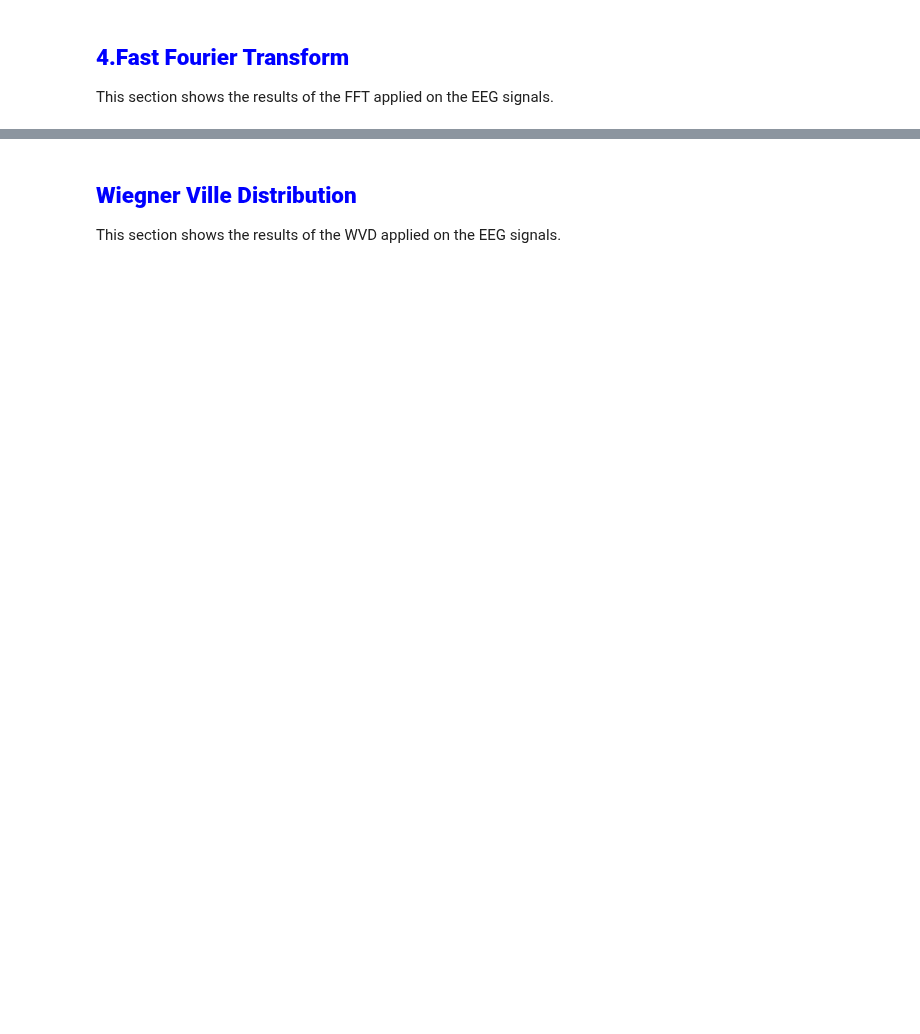
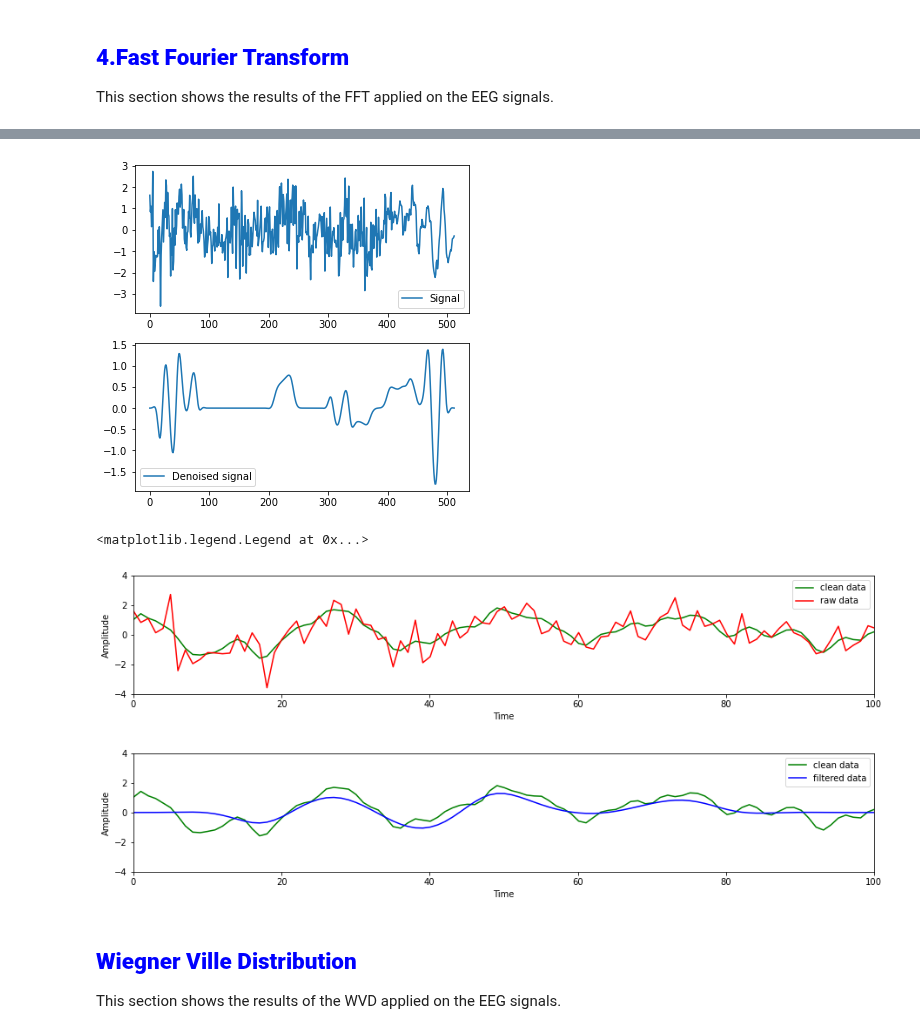
Before and after one commit to MartinaDoku2001/Thesis, a Jupyter notebook: EEG_denoising.ipynb, the cells around one changed output, grey strips where cells are left out. Cells and saved outputs as stored; diff of their text form; code cells hidden in the pictures; blank space fills up the shorter version.

```diff
--- a/EEG_denoising.ipynb
+++ b/EEG_denoising.ipynb
@@ -482,3 +427,61 @@ ax[1].legend(loc='upper right')
+# %%
+import numpy as np
+import matplotlib.pyplot as plt
+from scipy import signal
+
+# Define the signal
+signal_=train_dataset[0][0]
+t=np.linspace(0, len(signal_), len(signal_))
+
+# Define the STFT parameters
+window_length = 64 # length of each window
+overlap = int(window_length/2) # overlap between windows
+fft_size = 128 # size of the FFT
+
+# Compute the STFT
+f, t_, Zxx = signal.stft(signal_, fs=1.0, window='hann', nperseg=window_length, noverlap=overlap, nfft=fft_size)
+
+# Apply thresholding to the STFT coefficients
+threshold = 0.5
+Zxx = np.where(np.abs(Zxx) > threshold * np.max(np.abs(Zxx)), Zxx, 0)
+
+# Reconstruct the signal using the inverse STFT
+_, signal_denoised = signal.istft(Zxx, fs=1.0, window='hann', nperseg=window_length, noverlap=overlap, nfft=fft_size)
+
+# Plot the results
+fig, (ax0, ax1) = plt.subplots(nrows=2, figsize=(6, 6))
+ax0.plot(t, signal_, label='Signal')
+ax0.legend()
+ax1.plot(t, signal_denoised, label='Denoised signal')
+ax1.legend()
+plt.show()
+
+#PLOTTING:
+#1) THE RAW VS CLEAN EEG DATA
+#2) THE CLEAN VS FILTERED EEG DATA
+fig, ax = plt.subplots(2,1)
+fig.subplots_adjust(hspace=0.5)
+fig.set_size_inches(15.25, 6.25)
+
+ax[0].set_xlim(0,100)
+ax[0].set_ylim(-4,4)
+ax[0].plot(t,train_dataset[1][0], color='green',label='clean data')
+ax[0].plot(t,train_dataset[0][0], color='red', label='raw data')
+ax[0].set_xlabel('Time')
+ax[0].set_ylabel('Amplitude')
+ax[0].legend(loc='upper right')
+
+ax[1].set_xlim(0,100)
+ax[1].set_ylim(-4,4)
+ax[1].plot(t,train_dataset[1][0], color='green',label='clean data')
+ax[1].plot(t,signal_denoised, color='blue', label='filtered data')
+ax[1].set_xlabel('Time')
+ax[1].set_ylabel('Amplitude')
+ax[1].legend(loc='upper right')
+# %% [output]
+[figure, added]
+<matplotlib.legend.Legend at 0x...>
+[figure, added]
 # %% [markdown]
 <h2 style=" font-size:150%; color:blue;"> <b> Wiegner Ville Distribution </b> </h2><div> This section shows the results of the WVD applied on the EEG signals. </div>
 # %%
```
Also changed, not shown: parts of 10 cells of this notebook, 8 other files.
